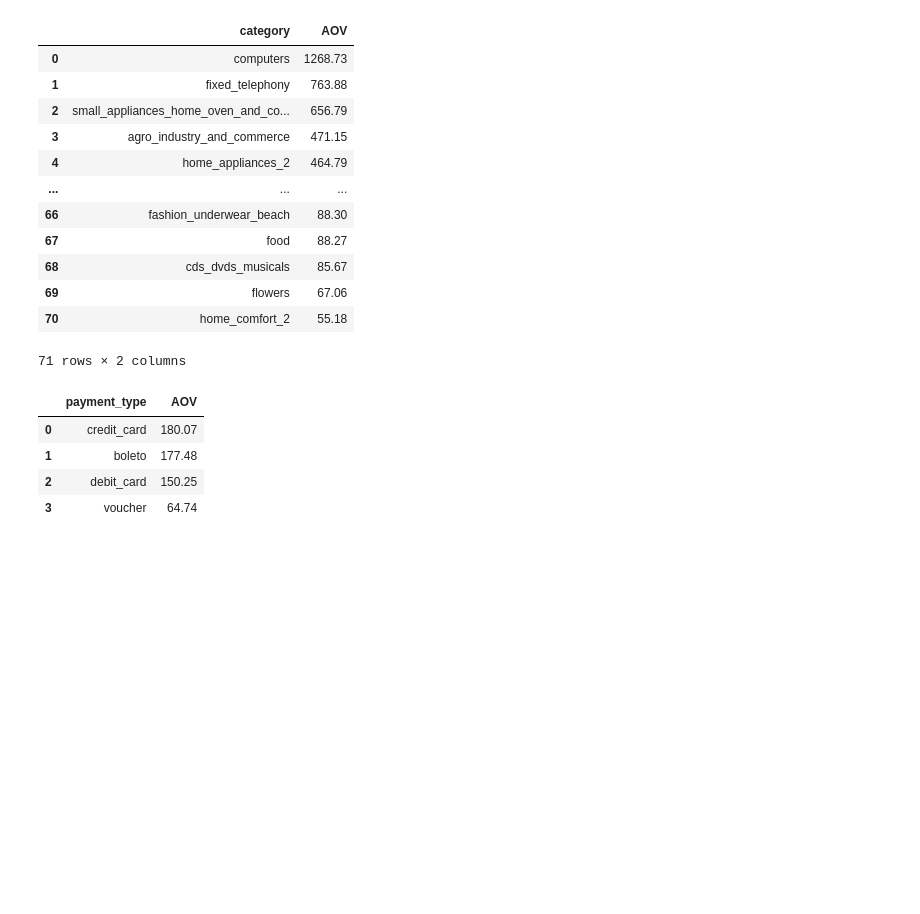
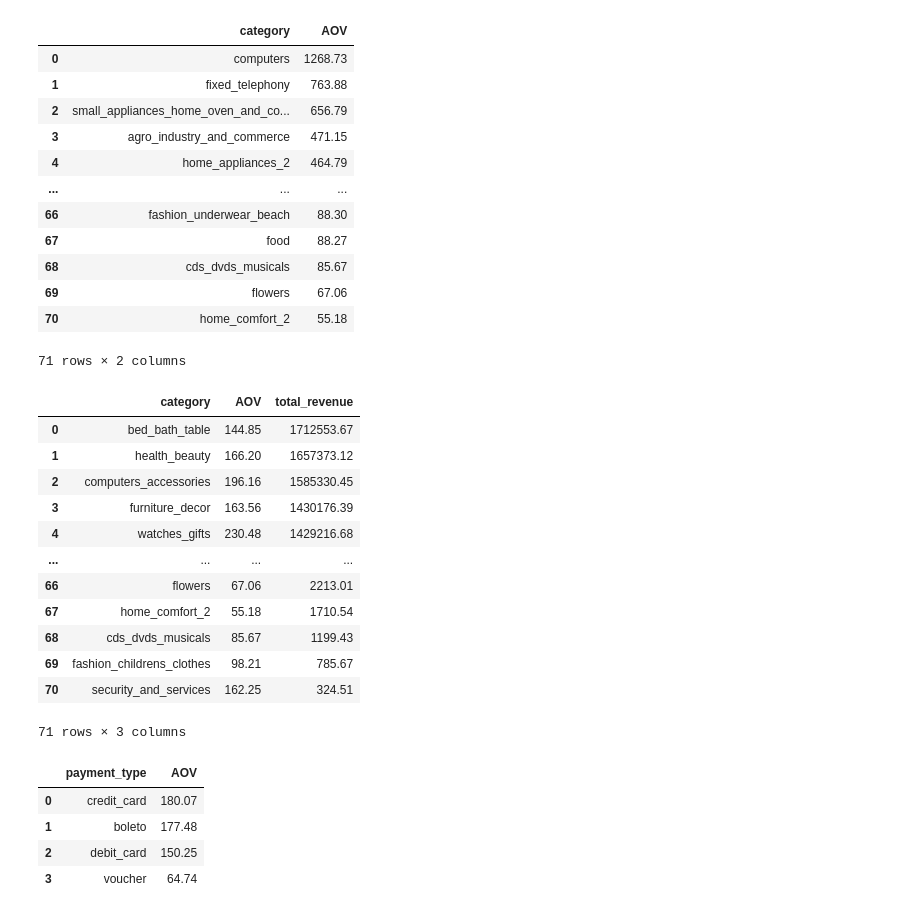
Before and after one commit to Battlepenny2122/Brazil, a Jupyter notebook: sql_queries.ipynb, the cells around one changed output. Saved outputs shown, nothing was run; the diff lists cells and outputs as text; code cells hidden in the pictures; blank space fills up the shorter version.

```diff
--- a/sql_queries.ipynb
+++ b/sql_queries.ipynb
@@ -277,4 +274,36 @@ display(df_aov_cat)
 | 69 | flowers | 67.06 |
 | 70 | home_comfort_2 | 55.18 |
 71 rows × 2 columns
+# %%
+# total revenue by category
+tr_by_cat = '''
+with cte as (
+  SELECT o.order_id, oi.product_id, cat.string_field_1 as category,o.payment_type, o.payment_value
+  FROM `totemic-studio-372000.olist_data_set.olist_order_payments_dataset` o
+  LEFT JOIN `totemic-studio-372000.olist_data_set.olist_order_items_dataset` oi ON oi.order_id = o.order_id
+  LEFT JOIN `totemic-studio-372000.olist_data_set.olist_products_dataset` pr ON pr.product_id = oi.product_id
+  JOIN `totemic-studio-372000.olist_data_set.product_category_name_translated` cat ON pr.product_category_name = cat.string_field_0
+)
+
+SELECT category, round(sum(payment_value)/count(category),2) as AOV, sum(payment_value) as total_revenue
+FROM cte
+GROUP BY category
+ORDER BY total_revenue desc
+'''
+df_tr_cat = client.query(tr_by_cat).to_dataframe()
+display(df_tr_cat)
+# %% [output]
+|  | category | AOV | total_revenue |
+| 0 | bed_bath_table | 144.85 | 1712553.67 |
+| 1 | health_beauty | 166.20 | 1657373.12 |
+| 2 | computers_accessories | 196.16 | 1585330.45 |
+| 3 | furniture_decor | 163.56 | 1430176.39 |
+| 4 | watches_gifts | 230.48 | 1429216.68 |
+| ... | ... | ... | ... |
+| 66 | flowers | 67.06 | 2213.01 |
+| 67 | home_comfort_2 | 55.18 | 1710.54 |
+| 68 | cds_dvds_musicals | 85.67 | 1199.43 |
+| 69 | fashion_childrens_clothes | 98.21 | 785.67 |
+| 70 | security_and_services | 162.25 | 324.51 |
+71 rows × 3 columns
 # %%
```
Also changed, not shown: parts of 7 cells of this notebook.
